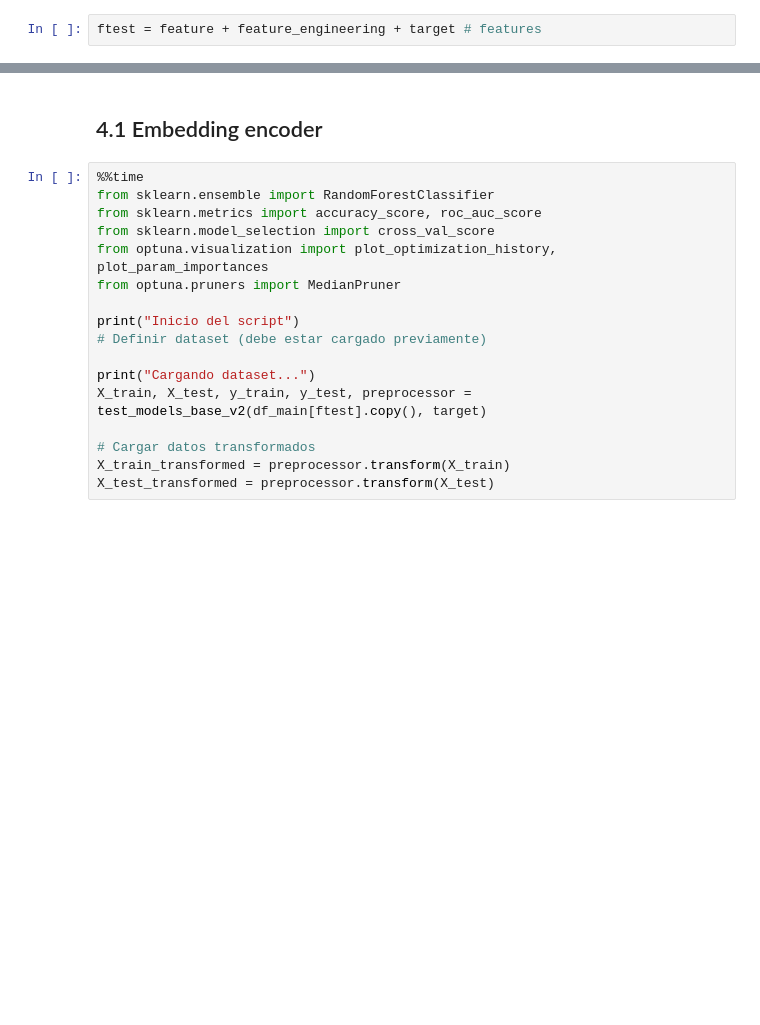
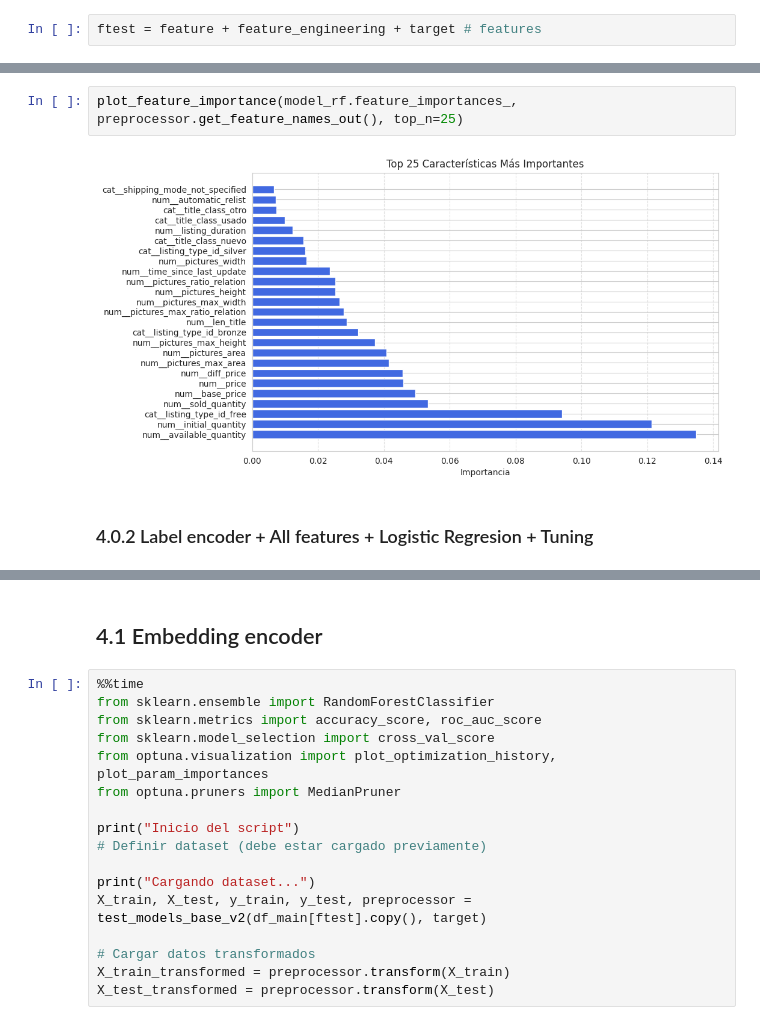
Before and after one commit to SantiagoPachon77/ML-Condition-Predictor, a Jupyter notebook: notebooks/04_optimizacion_modelos.ipynb, the cells around one changed output, grey strips where cells are left out. Cells and saved outputs as stored; diff of their text form; blank space fills up the shorter version.

```diff
--- a/notebooks/04_optimizacion_modelos.ipynb
+++ b/notebooks/04_optimizacion_modelos.ipynb
@@ -1438,0 +1532,6 @@ KeyboardInterrupt:
+# %%
+plot_feature_importance(model_rf.feature_importances_, preprocessor.get_feature_names_out(), top_n=25)
+# %% [output]
+[figure, added]
+# %% [markdown]
+### 4.0.2 Label encoder + All features + Logistic Regresion + Tuning
```
Also changed, not shown: parts of 27 cells of this notebook.
